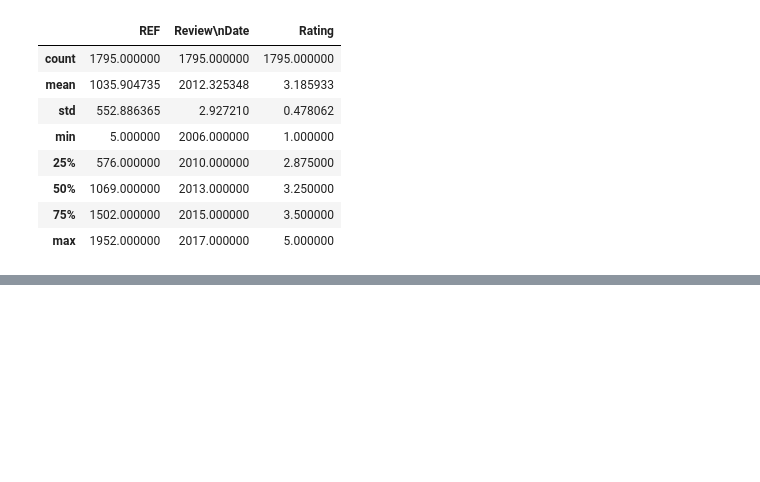
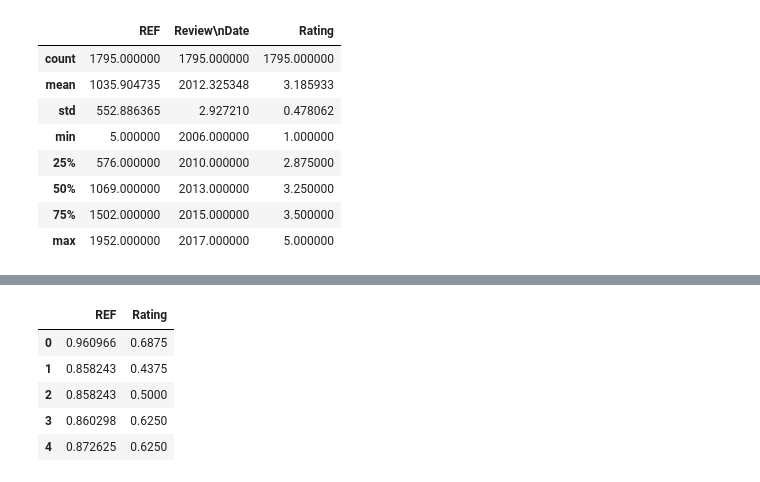
Before and after one commit to Maggycodde/Clases_IARMA-3, a Jupyter notebook: caso1.ipynb, the cells around one changed output, grey strips where cells are left out. Saved outputs shown, nothing was run; the diff lists cells and outputs as text; code cells hidden in the pictures; blank space fills up the shorter version.

```diff
--- a/caso1.ipynb
+++ b/caso1.ipynb
@@ -261,0 +268,9 @@ df.head()
+# %%
+df[["REF","Rating"]].head()
+# %% [output]
+|  | REF | Rating |
+| 0 | 0.960966 | 0.6875 |
+| 1 | 0.858243 | 0.4375 |
+| 2 | 0.858243 | 0.5000 |
+| 3 | 0.860298 | 0.6250 |
+| 4 | 0.872625 | 0.6250 |
```
Also changed, not shown: parts of 10 cells of this notebook, 3 other files.
